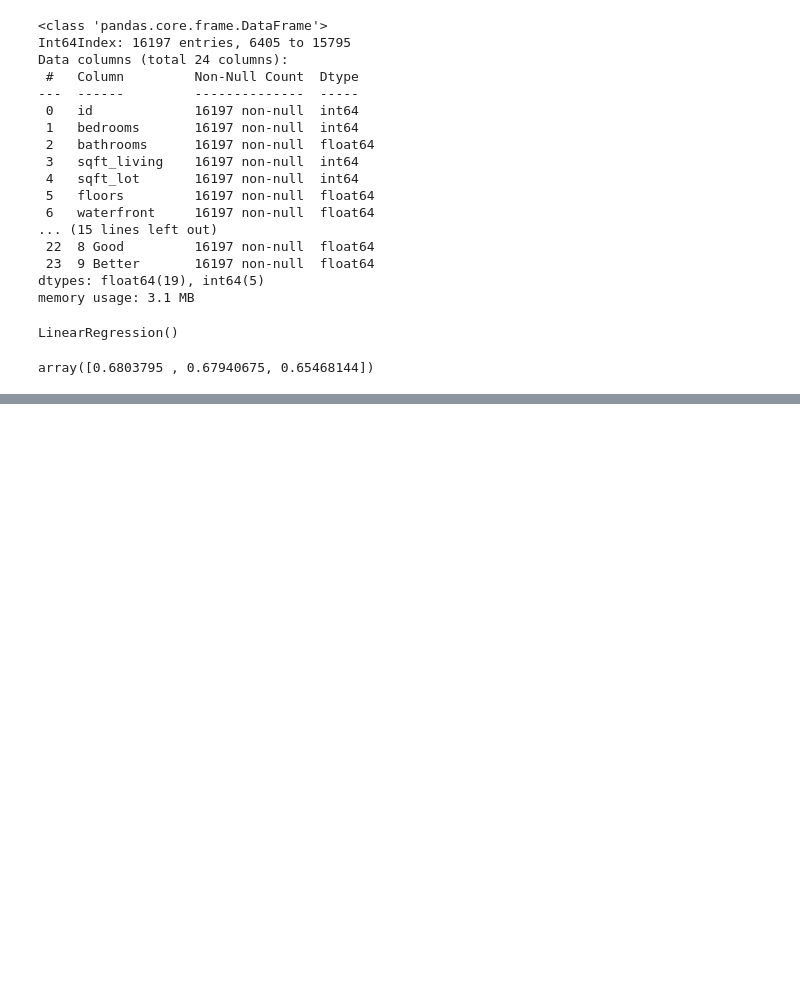
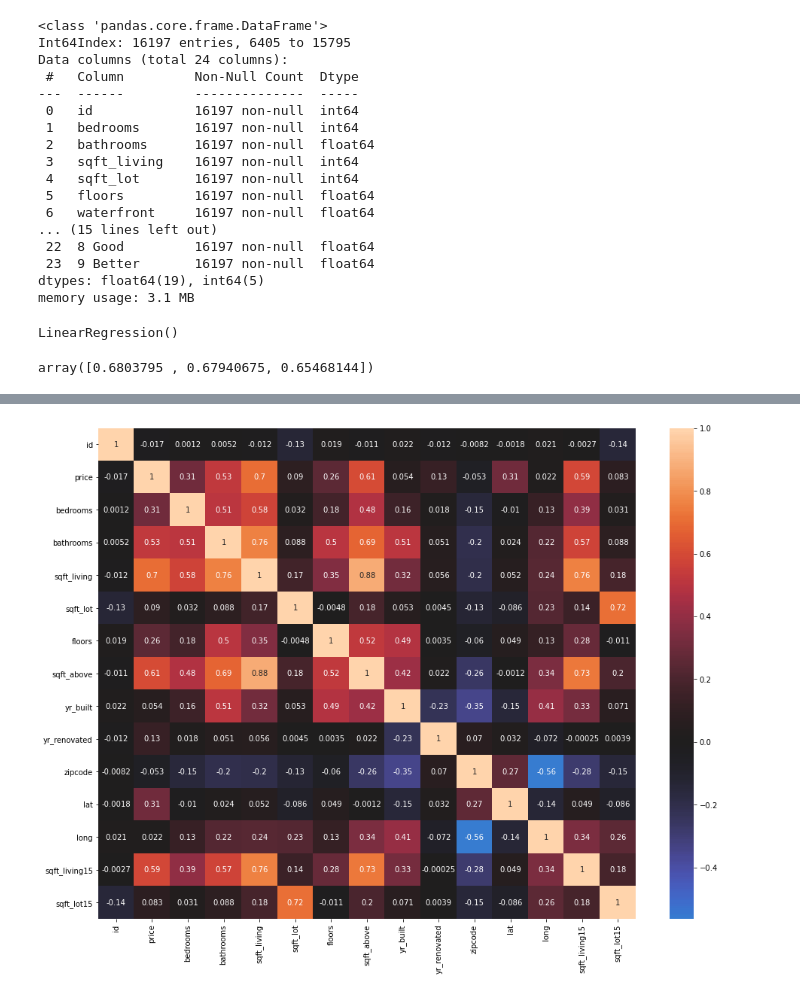
Before and after one commit to ChumpyDuelle/dsc-phase-2-project-v2-3, a Jupyter notebook: student.ipynb, the cells around one changed output, grey strips where cells are left out. Drawn from its saved outputs; the diff is of its cells as text; code cells hidden in the pictures; blank space fills up the shorter version.

```diff
--- a/student.ipynb
+++ b/student.ipynb
@@ -451,0 +611,5 @@ array([0.6803795 , 0.67940675, 0.65468144])
+# %%
+fig, ax = plt.subplots(figsize = (16, 12))
+sns.heatmap(df.corr(), center=0, annot=True);
+# %% [output]
+[figure, added]
```
Also changed, not shown: parts of 28 cells of this notebook.
